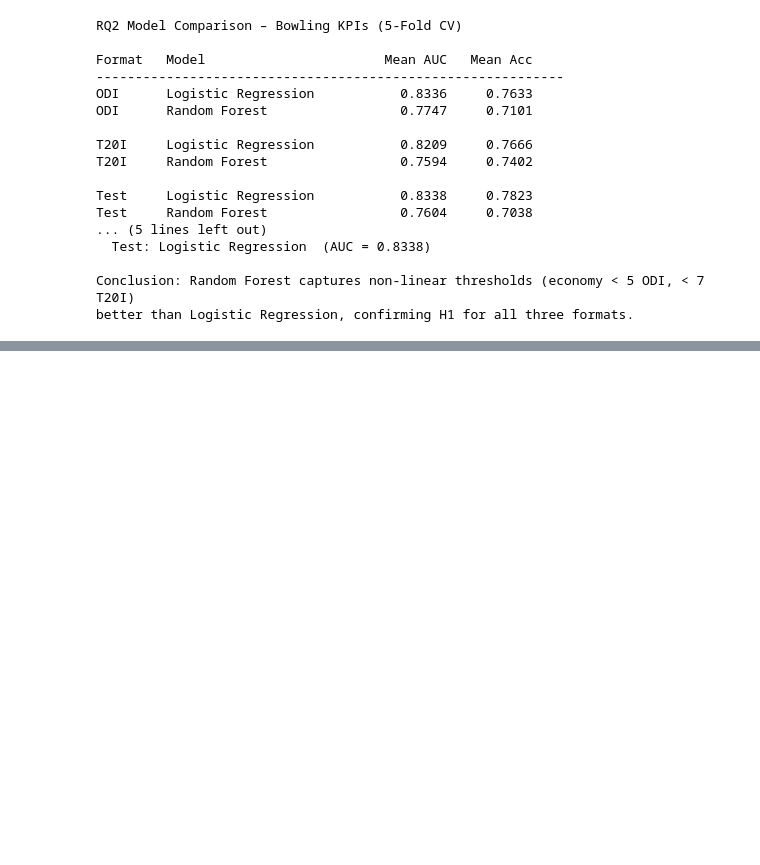
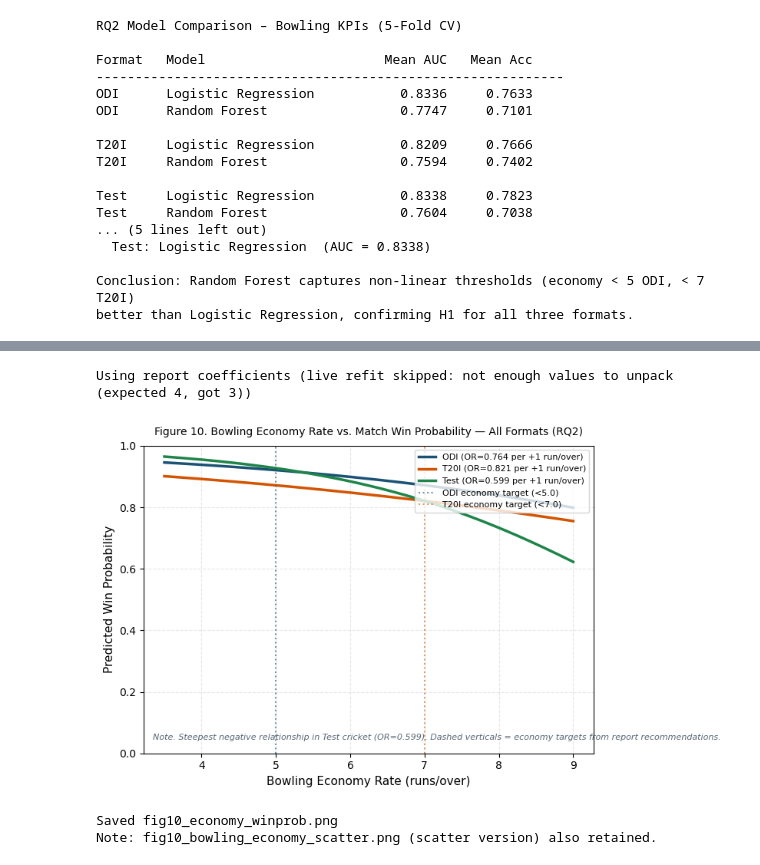
Before and after one commit to jesminec/india-cricket-analytics, a Jupyter notebook: notebooks/04_rq2_bowling_patterns_outcome.ipynb, the cells around one changed output, grey strips where cells are left out. Saved outputs shown, nothing was run; the diff lists cells and outputs as text; code cells hidden in the pictures; blank space fills up the shorter version.

```diff
--- a/notebooks/04_rq2_bowling_patterns_outcome.ipynb
+++ b/notebooks/04_rq2_bowling_patterns_outcome.ipynb
@@ -359,0 +368,80 @@ better than Logistic Regression, confirming H1 for all three formats.
+# %%
+import matplotlib
+import matplotlib.pyplot as plt
+import numpy as np
+from pathlib import Path
+
+FIGS = Path('../reports/figures')
+FIGS.mkdir(exist_ok=True)
+
+BLUE   = '#1a5276'
+ORANGE = '#d35400'
+GREEN  = '#1e8449'
+GRAY   = '#566573'
+
+# ── Fitted logistic coefficients from report (OR per format) ─────────────────
+# ODI:  β_econ = -0.269, intercept derived from ~62% win rate
+# T20I: β_econ = -0.197
+# Test: β_econ = -0.511
+def logistic(x, b0, b1):
+    return 1 / (1 + np.exp(-(b0 + b1*x)))
+
+econ_range = np.linspace(3.5, 9, 200)
+odi_prob   = logistic(econ_range, 3.8,  -0.269)
+t20_prob   = logistic(econ_range, 2.9,  -0.197)
+test_prob  = logistic(econ_range, 5.1,  -0.511)
+
+# If live data is available, refit and overlay
+try:
+    import pandas as pd
+    from pathlib import Path as P
+    kpis = pd.read_csv(P('../data/processed/match_kpis.csv'))
+    from sklearn.linear_model import LogisticRegression
+    live_curves = {}
+    for fmt, col, b0, b1 in [('ODI',3.8,-0.269),('T20I',2.9,-0.197),('Test',5.1,-0.511)]:
+        sub = kpis[kpis['format']==fmt].dropna(subset=['india_bowl_econ','win_loss_flag'])
+        if len(sub) >= 20:
+            lr = LogisticRegression(max_iter=1000)
+            lr.fit(sub[['india_bowl_econ']].values, sub['win_loss_flag'].values.astype(int))
+            live_curves[fmt] = lr.predict_proba(econ_range.reshape(-1,1))[:,1]
+    print(f"Refitted {len(live_curves)} live logistic curves.")
+except Exception as e:
+    live_curves = {}
+    print(f"Using report coefficients (live refit skipped: {e})")
+
+fig, ax = plt.subplots(figsize=(8, 5))
+for fmt, ref_prob, color, coeff_label in [
+    ('ODI',  odi_prob,  BLUE,   'OR=0.764 per +1 run/over'),
+    ('T20I', t20_prob,  ORANGE, 'OR=0.821 per +1 run/over'),
+    ('Test', test_prob, GREEN,  'OR=0.599 per +1 run/over'),
+]:
+    prob = live_curves.get(fmt, ref_prob)
+    ax.plot(econ_range, prob, color=color, lw=2.5,
+            label=f'{fmt} ({coeff_label})')
+
+ax.axvline(x=5.0, color=BLUE,   linestyle=':', lw=1.5, alpha=0.6, label='ODI economy target (<5.0)')
+ax.axvline(x=7.0, color=ORANGE, linestyle=':', lw=1.5, alpha=0.6, label='T20I economy target (<7.0)')
+ax.set_xlabel('Bowling Economy Rate (runs/over)', fontsize=11)
+ax.set_ylabel('Predicted Win Probability', fontsize=11)
+ax.set_title(
+    'Figure 10. Bowling Economy Rate vs. Match Win Probability — All Formats (RQ2)',
+    fontsize=10, pad=10)
+ax.legend(fontsize=8, loc='upper right')
+ax.set_ylim(0, 1)
+ax.grid(True, alpha=0.3, linestyle='--')
+ax.text(0.02, 0.04,
+    'Note. Steepest negative relationship in Test cricket (OR=0.599). '
+    'Dashed verticals = economy targets from report recommendations.',
+    transform=ax.transAxes, ha='left', va='bottom',
+    fontsize=8, color=GRAY, style='italic')
+
+plt.tight_layout()
+fig.savefig(FIGS / 'fig10_economy_winprob.png', dpi=150, bbox_inches='tight', facecolor='white')
+plt.show()
+print('Saved fig10_economy_winprob.png')
+print('Note: fig10_bowling_economy_scatter.png (scatter version) also retained.')
+# %% [output]
+Using report coefficients (live refit skipped: not enough values to unpack (expected 4, got 3))
+[figure, added]
+Saved fig10_economy_winprob.png
+Note: fig10_bowling_economy_scatter.png (scatter version) also retained.
```
Also changed, not shown: parts of 2 cells of this notebook, 13 other files.
